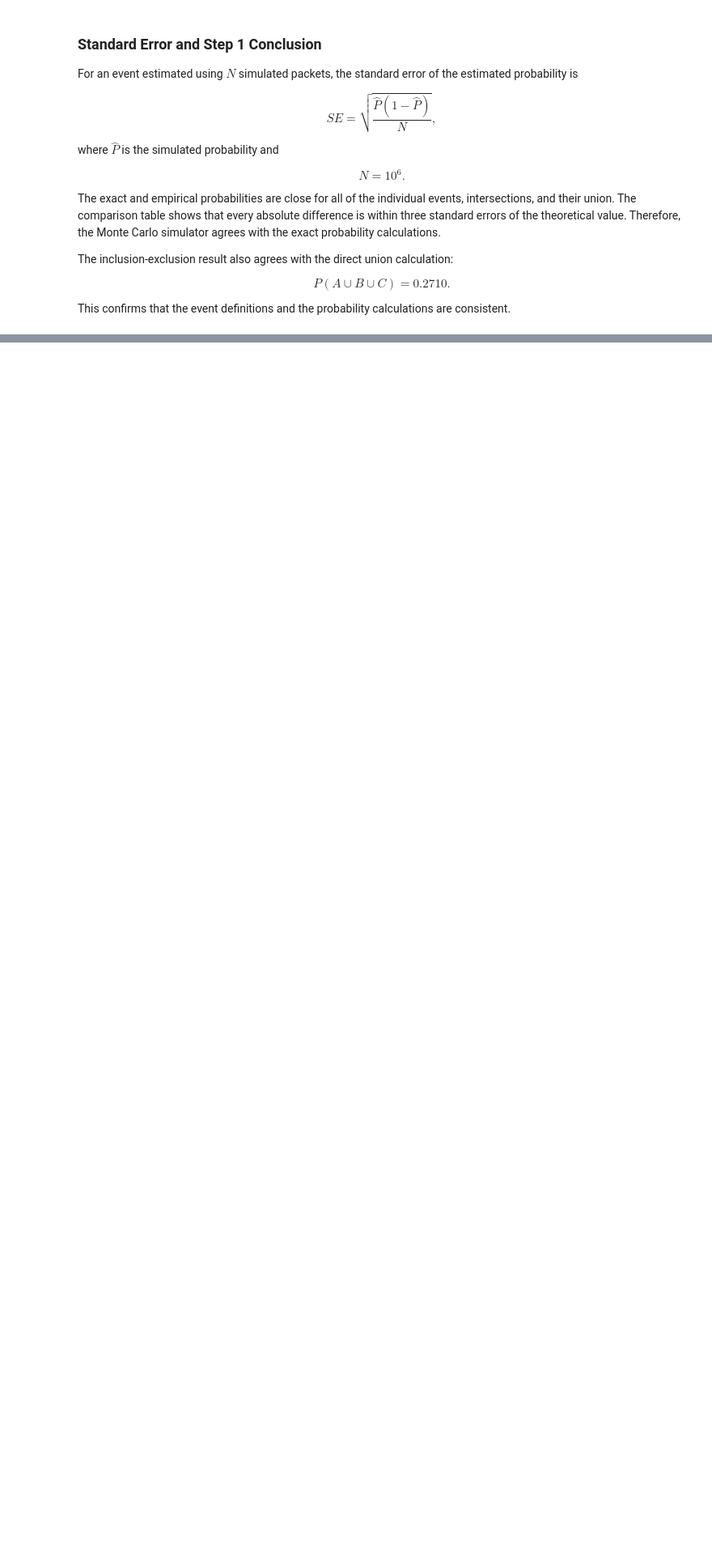
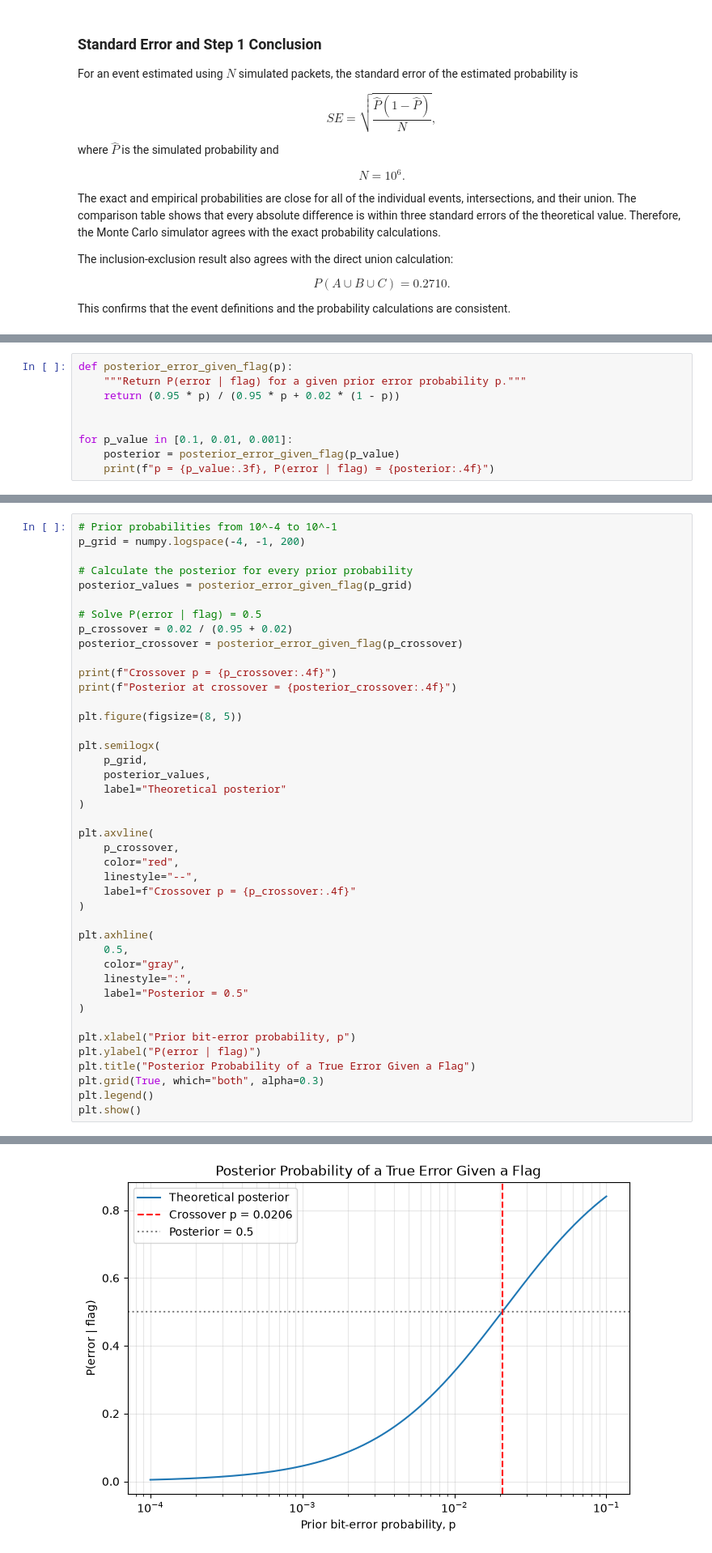
Before and after one commit to ShadowFruits/3715-Fall2026, a Jupyter notebook: mp1/mp1.ipynb, the cells around one changed output, grey strips where cells are left out. Shown at 81% size. Drawn from its saved outputs; the diff is of its cells as text; blank space fills up the shorter version.

```diff
--- a/mp1/mp1.ipynb
+++ b/mp1/mp1.ipynb
@@ -389,0 +451,9 @@ consistent.
+# %%
+def posterior_error_given_flag(p):
+    """Return P(error | flag) for a given prior error probability p."""
+    return (0.95 * p) / (0.95 * p + 0.02 * (1 - p))
+
+
+for p_value in [0.1, 0.01, 0.001]:
+    posterior = posterior_error_given_flag(p_value)
+    print(f"p = {p_value:.3f}, P(error | flag) = {posterior:.4f}")
@@ -389,0 +470,43 @@ consistent.
+# %%
+# Prior probabilities from 10^-4 to 10^-1
+p_grid = numpy.logspace(-4, -1, 200)
+
+# Calculate the posterior for every prior probability
+posterior_values = posterior_error_given_flag(p_grid)
+
+# Solve P(error | flag) = 0.5
+p_crossover = 0.02 / (0.95 + 0.02)
+posterior_crossover = posterior_error_given_flag(p_crossover)
+
+print(f"Crossover p = {p_crossover:.4f}")
+print(f"Posterior at crossover = {posterior_crossover:.4f}")
+
+plt.figure(figsize=(8, 5))
+
+plt.semilogx(
+    p_grid,
+    posterior_values,
+    label="Theoretical posterior"
+)
+
+plt.axvline(
+    p_crossover,
+    color="red",
+    linestyle="--",
+    label=f"Crossover p = {p_crossover:.4f}"
+)
+
+plt.axhline(
+    0.5,
+    color="gray",
+    linestyle=":",
+    label="Posterior = 0.5"
+)
+
+plt.xlabel("Prior bit-error probability, p")
+plt.ylabel("P(error | flag)")
+plt.title("Posterior Probability of a True Error Given a Flag")
+plt.grid(True, which="both", alpha=0.3)
+plt.legend()
+plt.show()
+# %% [output]
@@ -389,0 +515 @@ consistent.
+[figure, added]
```
Also changed, not shown: parts of 21 cells of this notebook.
